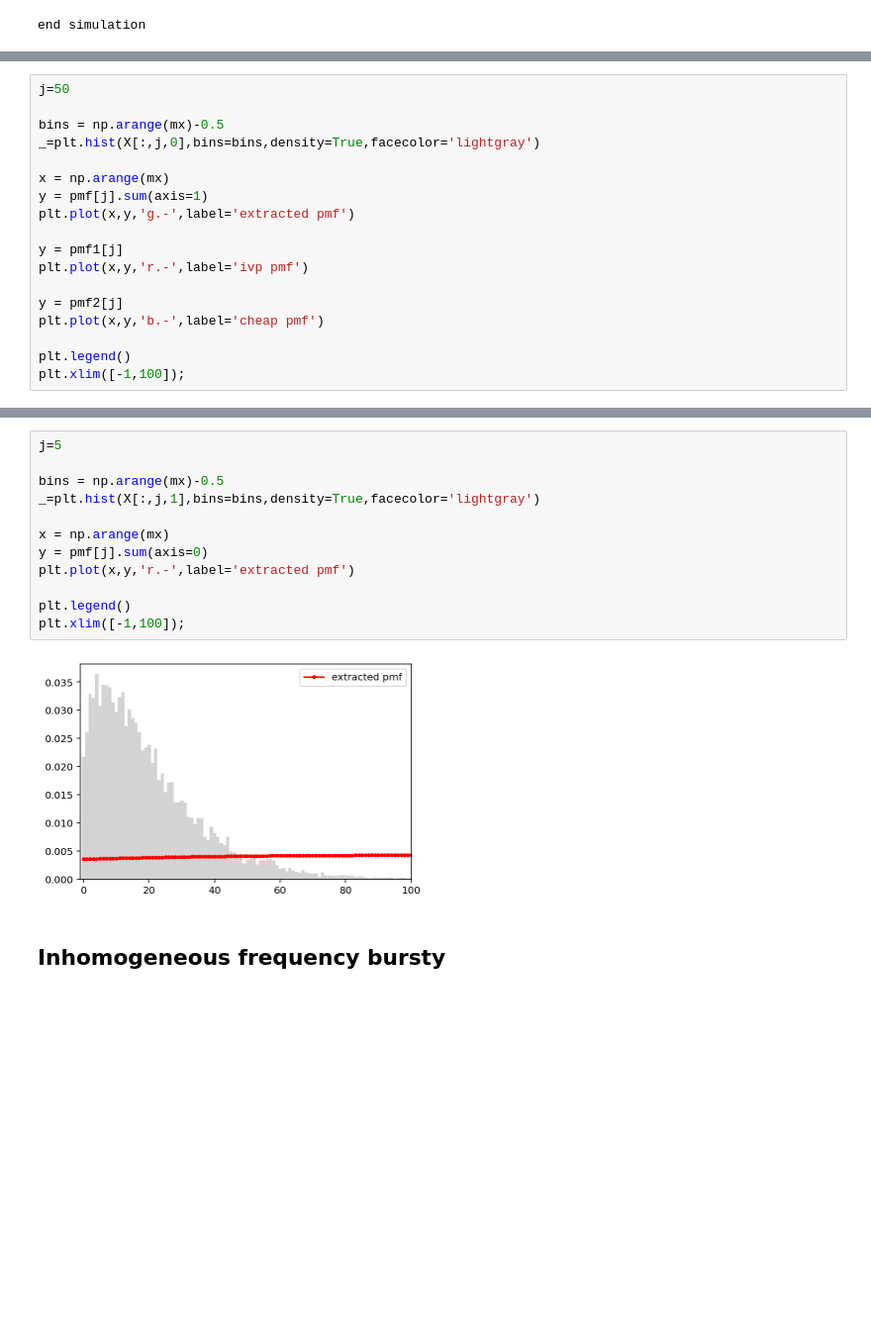
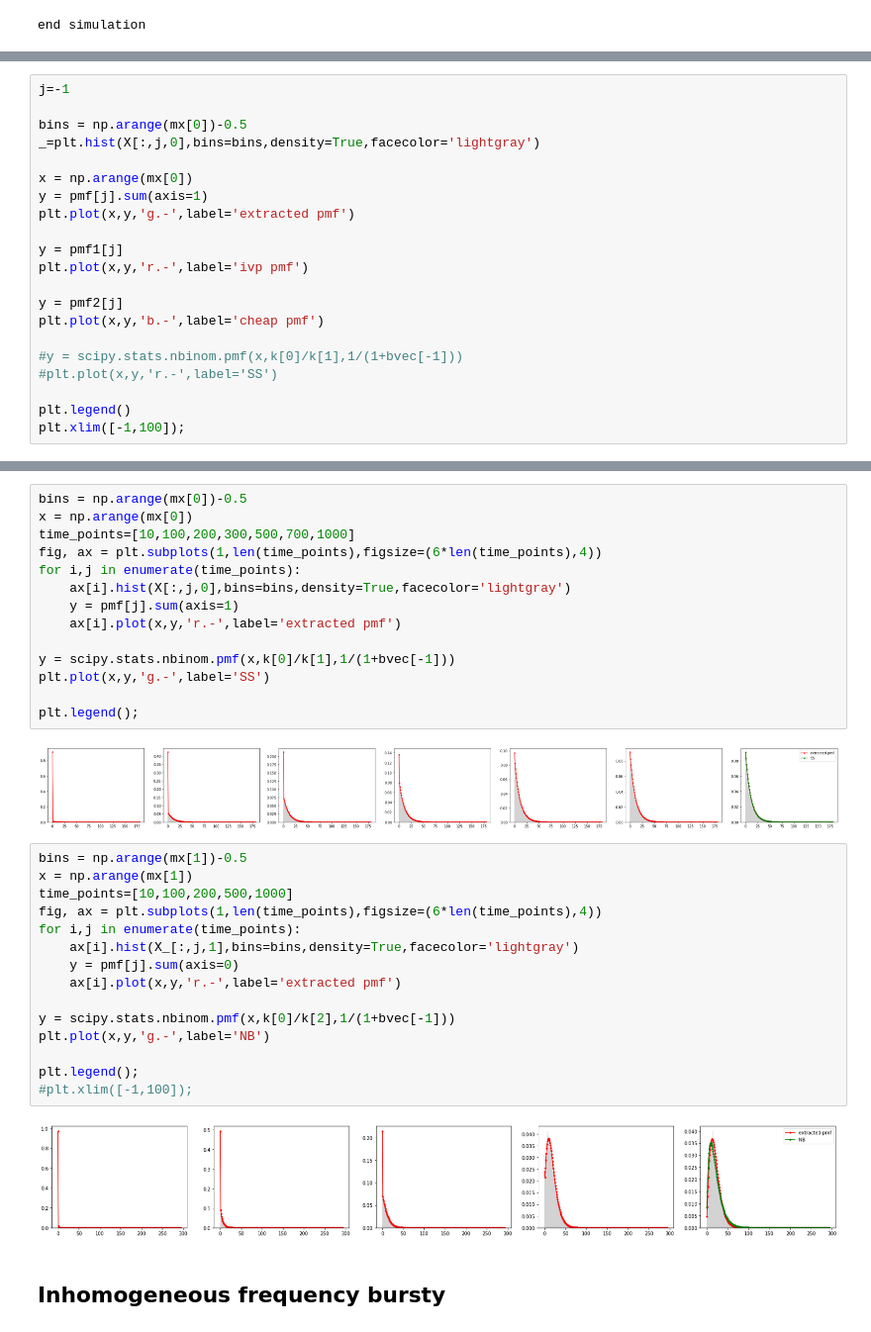
Before and after one commit to pachterlab/FGP_2024, a Jupyter notebook: Bursty.ipynb, the cells around one changed output, grey strips where cells are left out. Shown at 99% size. Cells and saved outputs as stored; diff of their text form; blank space fills up the shorter version.

```diff
--- a/Bursty.ipynb
+++ b/Bursty.ipynb
@@ -274,10 +464,10 @@ print(t2-t1)
 # %%
-j=50
+j=-1
 
-bins = np.arange(mx)-0.5
+bins = np.arange(mx[0])-0.5
 _=plt.hist(X[:,j,0],bins=bins,density=True,facecolor='lightgray')
 
-x = np.arange(mx)
+x = np.arange(mx[0])
 y = pmf[j].sum(axis=1)
 plt.plot(x,y,'g.-',label='extracted pmf')
 
@@ -287,6 +477,9 @@ plt.plot(x,y,'r.-',label='ivp pmf')
 y = pmf2[j]
 plt.plot(x,y,'b.-',label='cheap pmf')
 
+#y = scipy.stats.nbinom.pmf(x,k[0]/k[1],1/(1+bvec[-1]))
+#plt.plot(x,y,'r.-',label='SS')
+
 plt.legend()
 plt.xlim([-1,100]);
 # %% [output]
@@ -294,16 +487,35 @@ plt.xlim([-1,100]);
+# %%
+bins = np.arange(mx[0])-0.5
+x = np.arange(mx[0])
+time_points=[10,100,200,300,500,700,1000]
+fig, ax = plt.subplots(1,len(time_points),figsize=(6*len(time_points),4))
+for i,j in enumerate(time_points):
+    ax[i].hist(X[:,j,0],bins=bins,density=True,facecolor='lightgray')
+    y = pmf[j].sum(axis=1)
+    ax[i].plot(x,y,'r.-',label='extracted pmf')
+
+y = scipy.stats.nbinom.pmf(x,k[0]/k[1],1/(1+bvec[-1]))
+plt.plot(x,y,'g.-',label='SS')
+
+plt.legend();
+# %% [output]
+[figure, added]
 # %%
-j=5
+bins = np.arange(mx[1])-0.5
+x = np.arange(mx[1])
+time_points=[10,100,200,500,1000]
+fig, ax = plt.subplots(1,len(time_points),figsize=(6*len(time_points),4))
+for i,j in enumerate(time_points):
+    ax[i].hist(X_[:,j,1],bins=bins,density=True,facecolor='lightgray')
+    y = pmf[j].sum(axis=0)
+    ax[i].plot(x,y,'r.-',label='extracted pmf')
 
-bins = np.arange(mx)-0.5
-_=plt.hist(X[:,j,1],bins=bins,density=True,facecolor='lightgray')
+y = scipy.stats.nbinom.pmf(x,k[0]/k[2],1/(1+bvec[-1]))
+plt.plot(x,y,'g.-',label='NB')
 
-x = np.arange(mx)
-y = pmf[j].sum(axis=0)
-plt.plot(x,y,'r.-',label='extracted pmf')
-
-plt.legend()
-plt.xlim([-1,100]);
+plt.legend();
+#plt.xlim([-1,100]);
 # %% [output]
-[figure, old version]
+[figure, new version]
 # %% [markdown]
 ## Inhomogeneous frequency bursty
```
Also changed, not shown: parts of 40 cells of this notebook.
